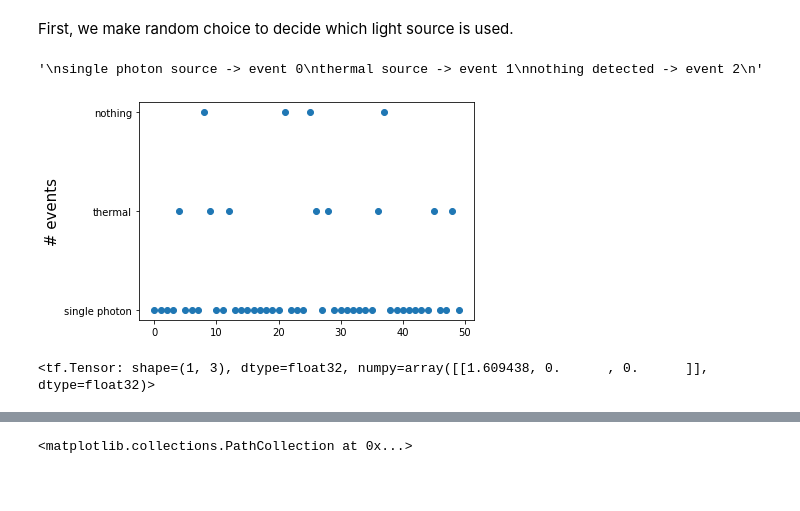
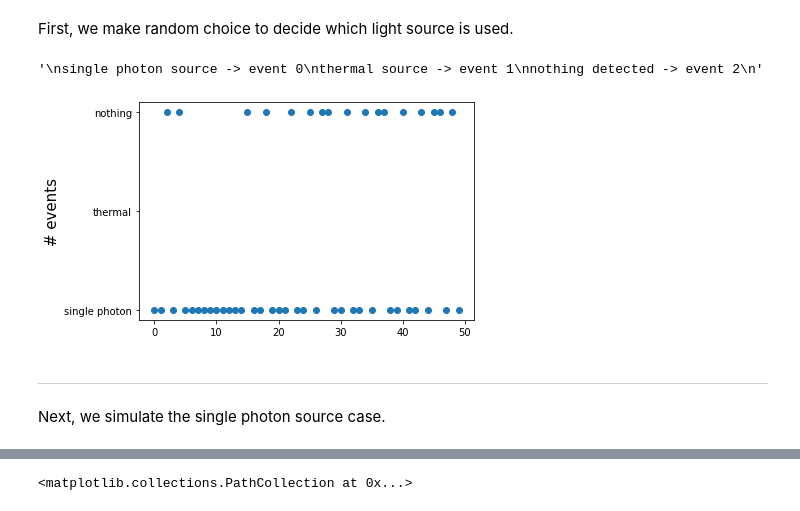
Before and after one commit to ubsuny/g2-coral, a Jupyter notebook: mc_simulation/simu_tfd.ipynb, the cells around one changed output, grey strips where cells are left out. Cells and saved outputs as stored; diff of their text form; code cells hidden in the pictures; blank space fills up the shorter version.

```diff
--- a/mc_simulation/simu_tfd.ipynb
+++ b/mc_simulation/simu_tfd.ipynb
@@ -10,24 +13,23 @@ First, we make random choice to decide which light source is used.
 # %%
 # determine which the light source for each detection
 
 Ndetection = 50    # number of detections
-psps = 0.70         #  probability of detecting a single photon source
-pthermal = 0.2      # probability of detecting a thermal light source
-pnon = 0.1          # probability of getting nothing / 2nd photon is not in the range of abs time range
-source = tf.random.categorical(tf.math.log([[psps,pthermal,pnon]]), Ndetection)
+p_sps = 0.70         #  probability of detecting a single photon source
+p_thermal = 0.0      # probability of detecting a thermal light source
+p_non = 0.30          # probability of getting nothing / 2nd photon is not in the range of abs time range
+source = tf.random.categorical(tf.math.log([[p_sps,p_thermal,p_non]]), Ndetection)
 plt.scatter(np.arange(Ndetection),source[0])
 plt.ylabel('# events',fontsize=15)
 plt.yticks([0,1,2],['single photon','thermal','nothing'])
 '''
 single photon source -> event 0
 thermal source -> event 1
 nothing detected -> event 2
 '''
 # %% [output]
 '\nsingle photon source -> event 0\nthermal source -> event 1\nnothing detected -> event 2\n'
-[figure, old version]
+[figure, new version]
-# %%
-a = tf.math.log([[5.,1,1]])
-a
-# %% [output]
-<tf.Tensor: shape=(1, 3), dtype=float32, numpy=array([[1.609438, 0.      , 0.      ]], dtype=float32)>
+# %% [markdown]
+---
+# %% [markdown]
+Next, we simulate the single photon source case.
```
Also changed, not shown: parts of 9 cells of this notebook.
